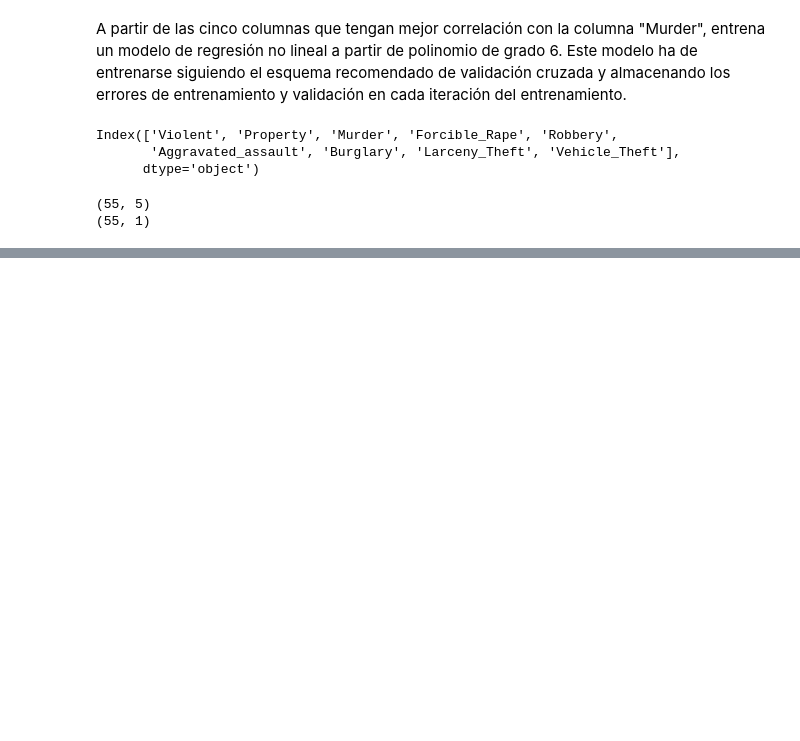
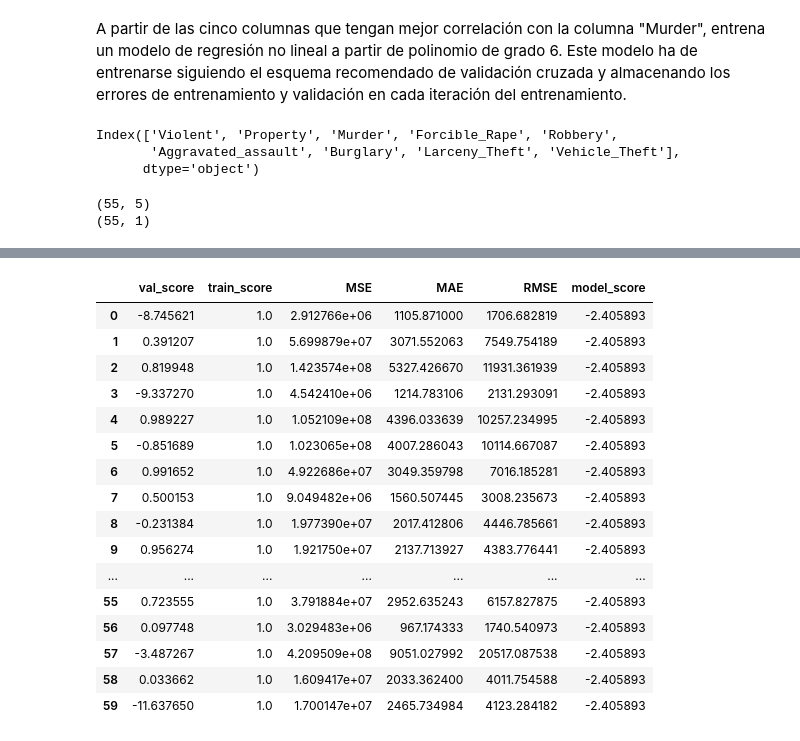
Before and after one commit to Marycruz1189/MaryC-MezaR, a Jupyter notebook: data_science_bootcamp_2021/week10_ML_competition_pca_kmeans/day1_gridsearch_pipelines/exercises/3.crime.ipynb, the cells around one changed output, grey strips where cells are left out. Cells and saved outputs as stored; diff of their text form; code cells hidden in the pictures; blank space fills up the shorter version.

```diff
--- a/data_science_bootcamp_2021/week10_ML_competition_pca_kmeans/day1_gridsearch_pipelines/exercises/3.crime.ipynb
+++ b/data_science_bootcamp_2021/week10_ML_competition_pca_kmeans/day1_gridsearch_pipelines/exercises/3.crime.ipynb
@@ -122,6 +128,2 @@ X_poly = polinominal_model.fit_transform(X_train, y_train)
 # %%
  Este modelo ha de entrenarse siguiendo el esquema recomendado de validación cruzada y almacenando los errores de entrenamiento y validación en cada iteración del entrenamiento.
-# %%
-lin_reg_model = LinearRegression()
-lin_reg_model.fit(X_poly, y_train)
-y_pred = lin_reg_model.predict(X_poly)
@@ -162,0 +130,56 @@ print("score test:",lin_reg_model.score(X_test, y_test))
+# %%
+### codigo de classification_trees
+
+k_fold = RepeatedKFold(n_splits=20, n_repeats=3, random_state=1)
+iteracion = []
+val_score = []
+train_score = []
+MSE = []
+MAE = []
+RMSE = []
+model_score = []
+y_pred = []
+
+linear_regression = LinearRegression()
+
+for i, (train, val) in enumerate(k_fold.split(X_train)):
+    #iteracion = str(i+1)
+    iteracion.append(iteracion)
+    linear_regression.fit(X_train[train], y_train[train])
+    score_val = linear_regression.score(X_train[val], y_train[val])
+    val_score.append(score_val)
+    score_train = linear_regression.score(X_train[train], y_train[train])
+    train_score.append(score_train)
+
+    model_score = linear_regression.score(X_test, y_test)
+    #model_score.append(model_score)
+    y_pred = linear_regression.predict(X_test)
+    #y_pred.append(y_pred)
+    mse = mean_squared_error(y_test, y_pred)
+    MSE.append(mse)
+    mae = mean_absolute_error(y_test, y_pred)
+    MAE.append(mae)
+    rmse = mean_squared_error(y_test, y_pred)**0.5
+    RMSE.append(rmse)
+    #r2 = r2_score(y_test, y_pred)
+# %%
+df_predicciones = pd.DataFrame({'val_score' : val_score,   'train_rmse': train_rmse, 'MSE': MSE, 'MAE':MAE, 'RMSE': RMSE, 'model_score': model_score})
+df_predicciones
+# %% [output]
+|  | val_score | train_score | MSE | MAE | RMSE | model_score |
+| 0 | -8.745621 | 1.0 | 2.912766e+06 | 1105.871000 | 1706.682819 | -2.405893 |
+| 1 | 0.391207 | 1.0 | 5.699879e+07 | 3071.552063 | 7549.754189 | -2.405893 |
+| 2 | 0.819948 | 1.0 | 1.423574e+08 | 5327.426670 | 11931.361939 | -2.405893 |
+| 3 | -9.337270 | 1.0 | 4.542410e+06 | 1214.783106 | 2131.293091 | -2.405893 |
+| 4 | 0.989227 | 1.0 | 1.052109e+08 | 4396.033639 | 10257.234995 | -2.405893 |
+| 5 | -0.851689 | 1.0 | 1.023065e+08 | 4007.286043 | 10114.667087 | -2.405893 |
+| 6 | 0.991652 | 1.0 | 4.922686e+07 | 3049.359798 | 7016.185281 | -2.405893 |
+| 7 | 0.500153 | 1.0 | 9.049482e+06 | 1560.507445 | 3008.235673 | -2.405893 |
+| 8 | -0.231384 | 1.0 | 1.977390e+07 | 2017.412806 | 4446.785661 | -2.405893 |
+| 9 | 0.956274 | 1.0 | 1.921750e+07 | 2137.713927 | 4383.776441 | -2.405893 |
+| ... | ... | ... | ... | ... | ... | ... |
+| 55 | 0.723555 | 1.0 | 3.791884e+07 | 2952.635243 | 6157.827875 | -2.405893 |
+| 56 | 0.097748 | 1.0 | 3.029483e+06 | 967.174333 | 1740.540973 | -2.405893 |
+| 57 | -3.487267 | 1.0 | 4.209509e+08 | 9051.027992 | 20517.087538 | -2.405893 |
+| 58 | 0.033662 | 1.0 | 1.609417e+07 | 2033.362400 | 4011.754588 | -2.405893 |
+| 59 | -11.637650 | 1.0 | 1.700147e+07 | 2465.734984 | 4123.284182 | -2.405893 |
```
Also changed, not shown: parts of 11 cells of this notebook, 6 other files.
